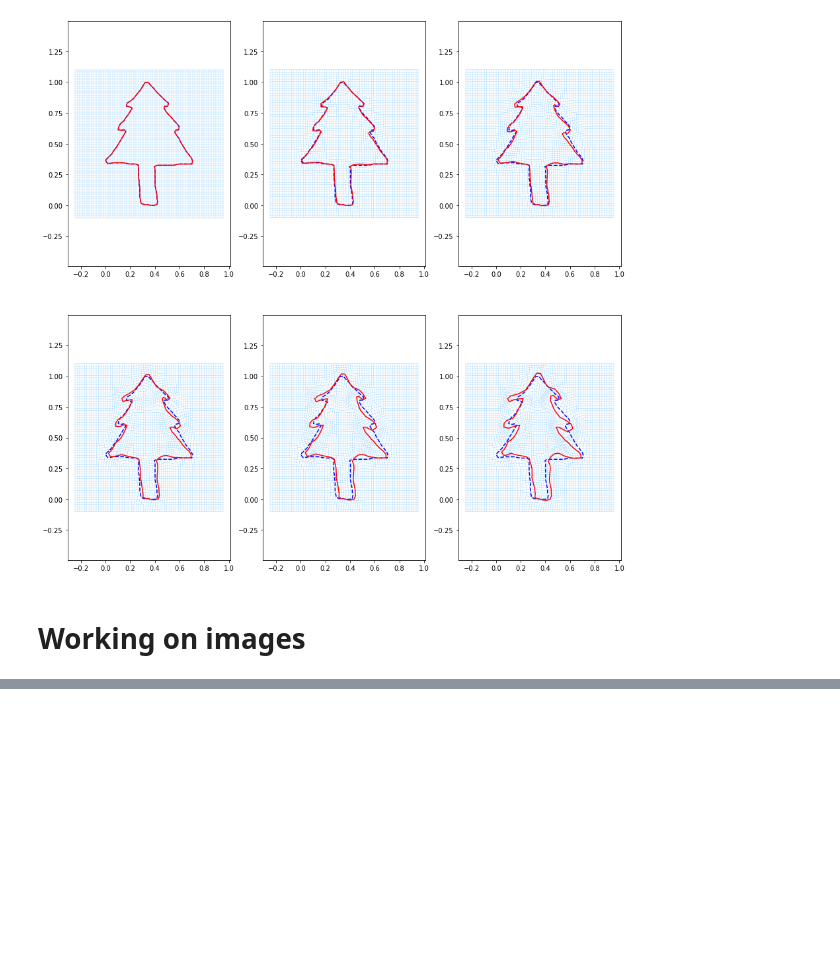
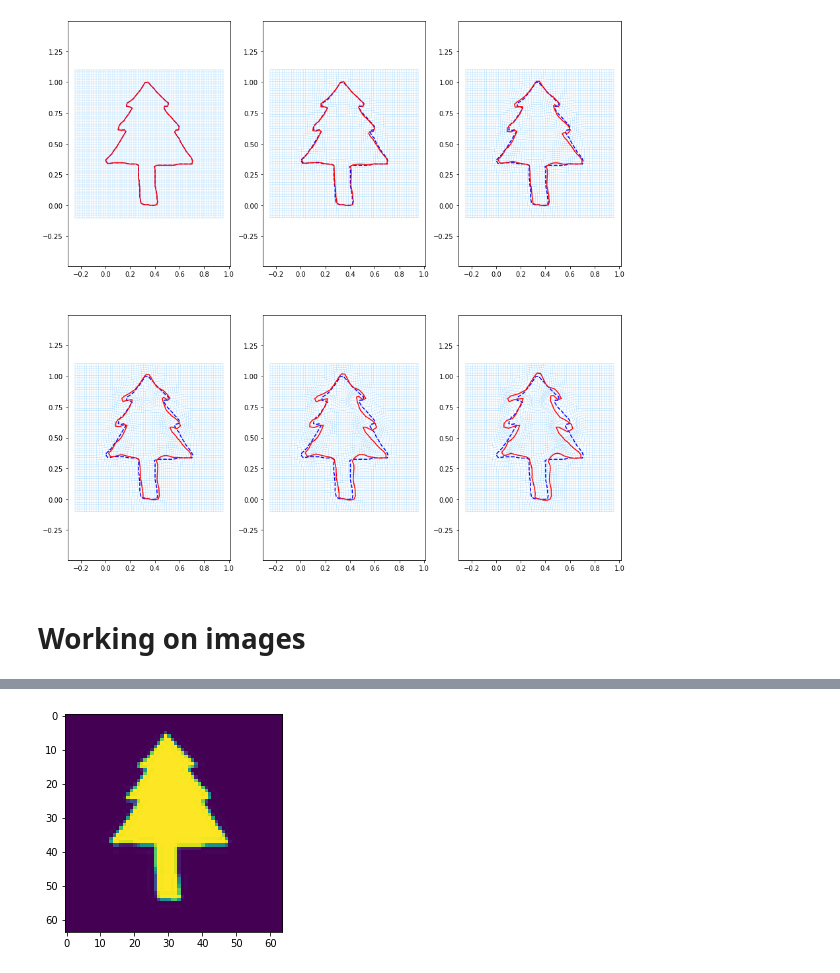
Before and after one commit to bgris/implicitmodules, a Jupyter notebook: script/torch/2Dshapes_tree_bis.ipynb, the cells around one changed output, grey strips where cells are left out. Cells and saved outputs as stored; diff of their text form; code cells hidden in the pictures; blank space fills up the shorter version.

```diff
--- a/script/torch/2Dshapes_tree_bis.ipynb
+++ b/script/torch/2Dshapes_tree_bis.ipynb
@@ -475,0 +325,9 @@ ModuleNotFoundError: No module named 'opencv'
+# %%
+tmpsource = Image.open( path_datafiles + 'Images/tree01.png')
+source_image2 = tmpsource.resize((64, 64), Image.ANTIALIAS)
+arrsource = np.array(source_image2)/255
+arrsource = arrsource[:,:,0]
+plt.imshow(arrsource)
+np.savetxt(path_datafiles + 'Images/tree01_resized.txt', arrsource)
+# %% [output]
+[figure, added]
```
Also changed, not shown: parts of 49 cells of this notebook, 3 other files.
